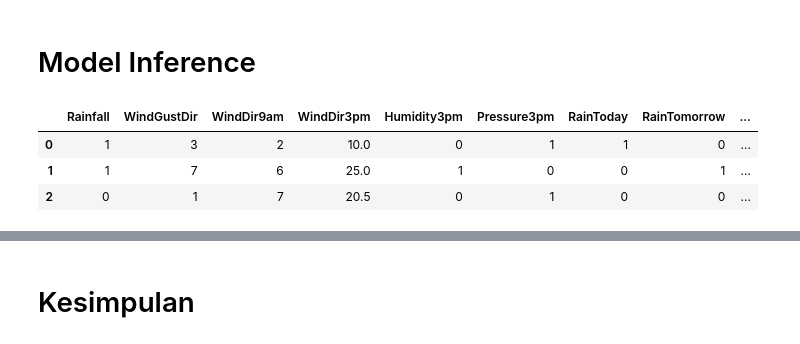
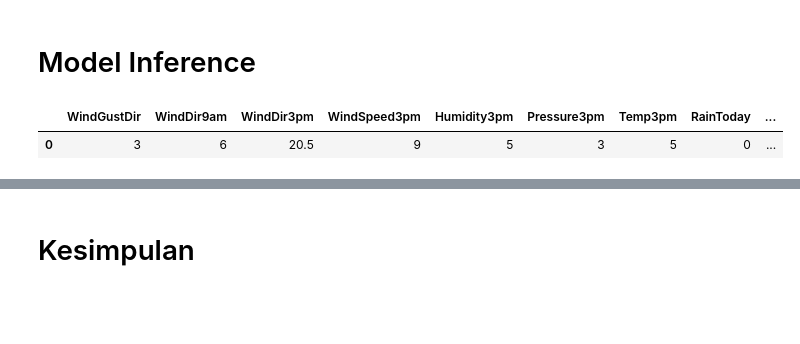
Before and after one commit to tassyirifiyya/ProjectHacktiv8-Kelp1, a Jupyter notebook: PYTN_KampusMerdeka_FP2_Hacktiv8.ipynb, the cells around one changed output, grey strips where cells are left out. Drawn from its saved outputs; the diff is of its cells as text; code cells hidden in the pictures; blank space fills up the shorter version.

```diff
--- a/PYTN_KampusMerdeka_FP2_Hacktiv8.ipynb
+++ b/PYTN_KampusMerdeka_FP2_Hacktiv8.ipynb
@@ -1511,18 +1511,16 @@ dtype: float64
 # %% [markdown]
 # Model Inference
 # %%
-test1 = {'Rainfall':[1,1,0], 'WindGustDir':[3,7,1], 'WindDir9am':[2,6,7], 'WindDir3pm':[10, 25, 20.5],
-          'Humidity3pm':[0, 1, 0], 'Pressure3pm':[1, 0, 1], 'RainToday':[1, 0, 0], 'Pressure3pm':[1, 0, 1],
-          'RainTomorrow':[0, 1, 0], 'Australian Capital Territory':[0, 0, 0], 'Northern Territory':[0, 0, 0], 'Queensland':[0, 1, 0],
-          'South Australia':[0, 0, 0], 'Tasmania':[0, 0, 0], 'Victoria':[1,0,1],
-          'Western Australia':[0,1,1]}
+test1 = {'WindGustDir':[3], 'WindDir9am':[6], 'WindDir3pm':[20.5], 'WindSpeed3pm':[9],
+          'Humidity3pm':[5], 'Pressure3pm':[3], 'Temp3pm':[5], 'RainToday':[0],
+           'Australian Capital Territory':[1], 'Northern Territory':[1], 'Queensland':[1],
+          'South Australia':[0], 'Tasmania':[0], 'Victoria':[1],
+          'Western Australia':[1]}
 test1 = pd.DataFrame(test1)
 test1
 # %% [output]
-|  | Rainfall | WindGustDir | WindDir9am | WindDir3pm | Humidity3pm | Pressure3pm | RainToday | RainTomorrow | ... |
-| 0 | 1 | 3 | 2 | 10.0 | 0 | 1 | 1 | 0 | ... |
-| 1 | 1 | 7 | 6 | 25.0 | 1 | 0 | 0 | 1 | ... |
-| 2 | 0 | 1 | 7 | 20.5 | 0 | 1 | 0 | 0 | ... |
+|  | WindGustDir | WindDir9am | WindDir3pm | WindSpeed3pm | Humidity3pm | Pressure3pm | Temp3pm | RainToday | ... |
+| 0 | 3 | 6 | 20.5 | 9 | 5 | 3 | 5 | 0 | ... |
 # %%
 pred1 = lr.predict(test1)
 pred1
```
Also changed, not shown: parts of 8 cells of this notebook.
